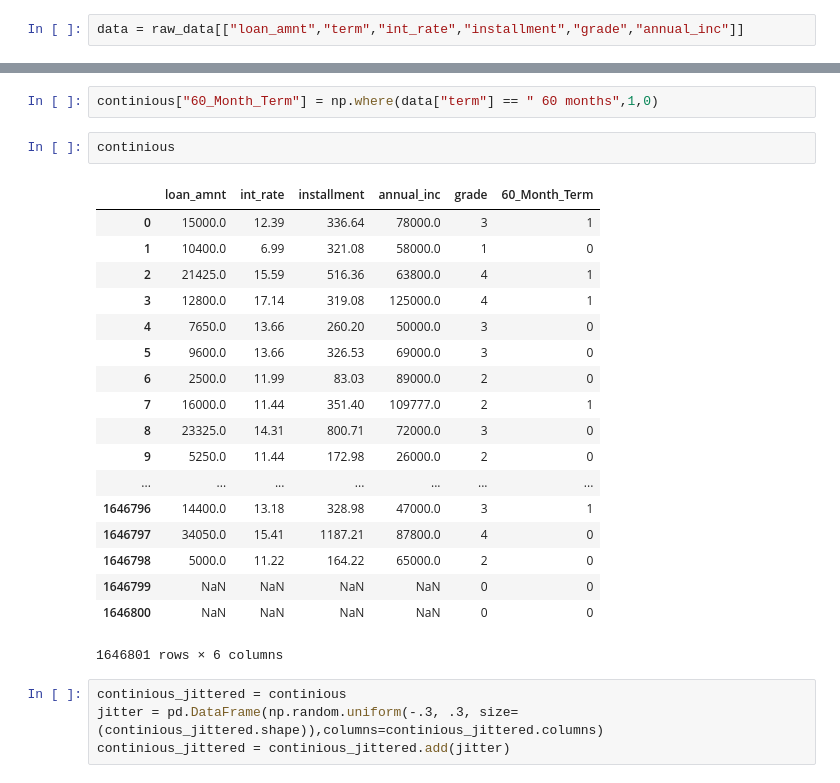
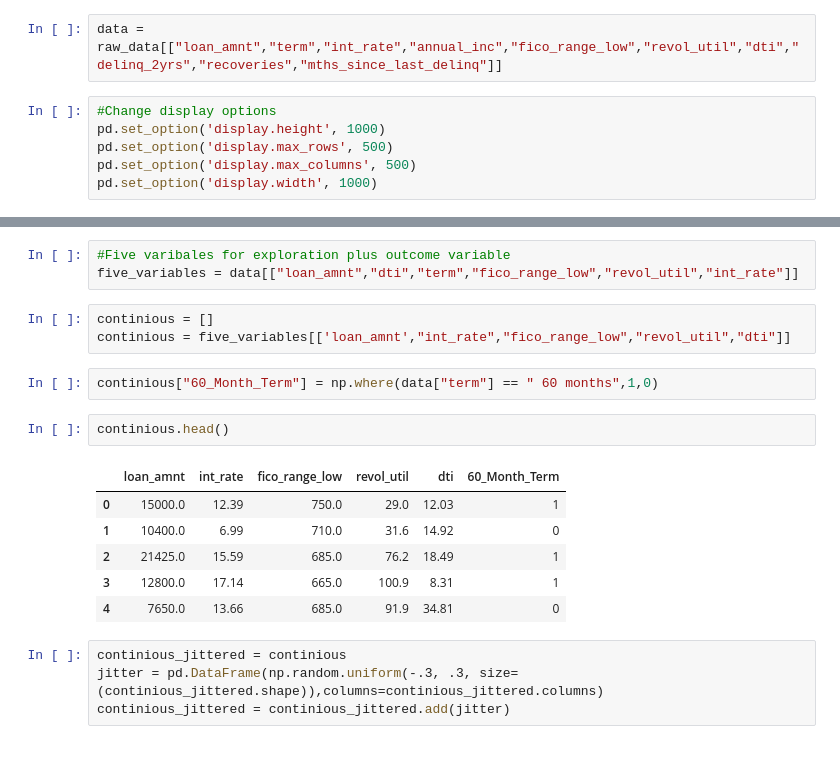
Before and after one commit to zinrion/Thinkful-Projects, a Jupyter notebook: Preparing a Dataset for Modeling.ipynb, the cells around one changed output, grey strips where cells are left out. Drawn from its saved outputs; the diff is of its cells as text; blank space fills up the shorter version.

```diff
--- a/Preparing a Dataset for Modeling.ipynb
+++ b/Preparing a Dataset for Modeling.ipynb
@@ -11,2 +31,8 @@ raw_data = pd.read_csv("accepted_data.csv")
 # %%
-data = raw_data[["loan_amnt","term","int_rate","installment","grade","annual_inc"]]
+data = raw_data[["loan_amnt","term","int_rate","annual_inc","fico_range_low","revol_util","dti","delinq_2yrs","recoveries","mths_since_last_delinq"]]
+# %%
+#Change display options
+pd.set_option('display.height', 1000)
+pd.set_option('display.max_rows', 500)
+pd.set_option('display.max_columns', 500)
+pd.set_option('display.width', 1000)
@@ -53,26 +65,20 @@ continious = data[['loan_amnt',"int_rate","installment","annual_inc"]]
+# %%
+#Five varibales for exploration plus outcome variable
+five_variables = data[["loan_amnt","dti","term","fico_range_low","revol_util","int_rate"]]
+# %%
+continious = []
+continious = five_variables[['loan_amnt',"int_rate","fico_range_low","revol_util","dti"]]
 # %%
 continious["60_Month_Term"] = np.where(data["term"] == " 60 months",1,0)
 # %%
-continious
+continious.head()
 # %% [output]
-|  | loan_amnt | int_rate | installment | annual_inc | grade | 60_Month_Term |
-| 0 | 15000.0 | 12.39 | 336.64 | 78000.0 | 3 | 1 |
-| 1 | 10400.0 | 6.99 | 321.08 | 58000.0 | 1 | 0 |
-| 2 | 21425.0 | 15.59 | 516.36 | 63800.0 | 4 | 1 |
-| 3 | 12800.0 | 17.14 | 319.08 | 125000.0 | 4 | 1 |
-| 4 | 7650.0 | 13.66 | 260.20 | 50000.0 | 3 | 0 |
-| 5 | 9600.0 | 13.66 | 326.53 | 69000.0 | 3 | 0 |
-| 6 | 2500.0 | 11.99 | 83.03 | 89000.0 | 2 | 0 |
-| 7 | 16000.0 | 11.44 | 351.40 | 109777.0 | 2 | 1 |
-| 8 | 23325.0 | 14.31 | 800.71 | 72000.0 | 3 | 0 |
-| 9 | 5250.0 | 11.44 | 172.98 | 26000.0 | 2 | 0 |
-| ... | ... | ... | ... | ... | ... | ... |
-| 1646796 | 14400.0 | 13.18 | 328.98 | 47000.0 | 3 | 1 |
-| 1646797 | 34050.0 | 15.41 | 1187.21 | 87800.0 | 4 | 0 |
-| 1646798 | 5000.0 | 11.22 | 164.22 | 65000.0 | 2 | 0 |
-| 1646799 | NaN | NaN | NaN | NaN | 0 | 0 |
-| 1646800 | NaN | NaN | NaN | NaN | 0 | 0 |
+|  | loan_amnt | int_rate | fico_range_low | revol_util | dti | 60_Month_Term |
+| 0 | 15000.0 | 12.39 | 750.0 | 29.0 | 12.03 | 1 |
+| 1 | 10400.0 | 6.99 | 710.0 | 31.6 | 14.92 | 0 |
+| 2 | 21425.0 | 15.59 | 685.0 | 76.2 | 18.49 | 1 |
+| 3 | 12800.0 | 17.14 | 665.0 | 100.9 | 8.31 | 1 |
+| 4 | 7650.0 | 13.66 | 685.0 | 91.9 | 34.81 | 0 |
-1646801 rows × 6 columns
 # %%
 continious_jittered = continious
 jitter = pd.DataFrame(np.random.uniform(-.3, .3, size=(continious_jittered.shape)),columns=continious_jittered.columns)
```
Also changed, not shown: parts of 44 cells of this notebook.
